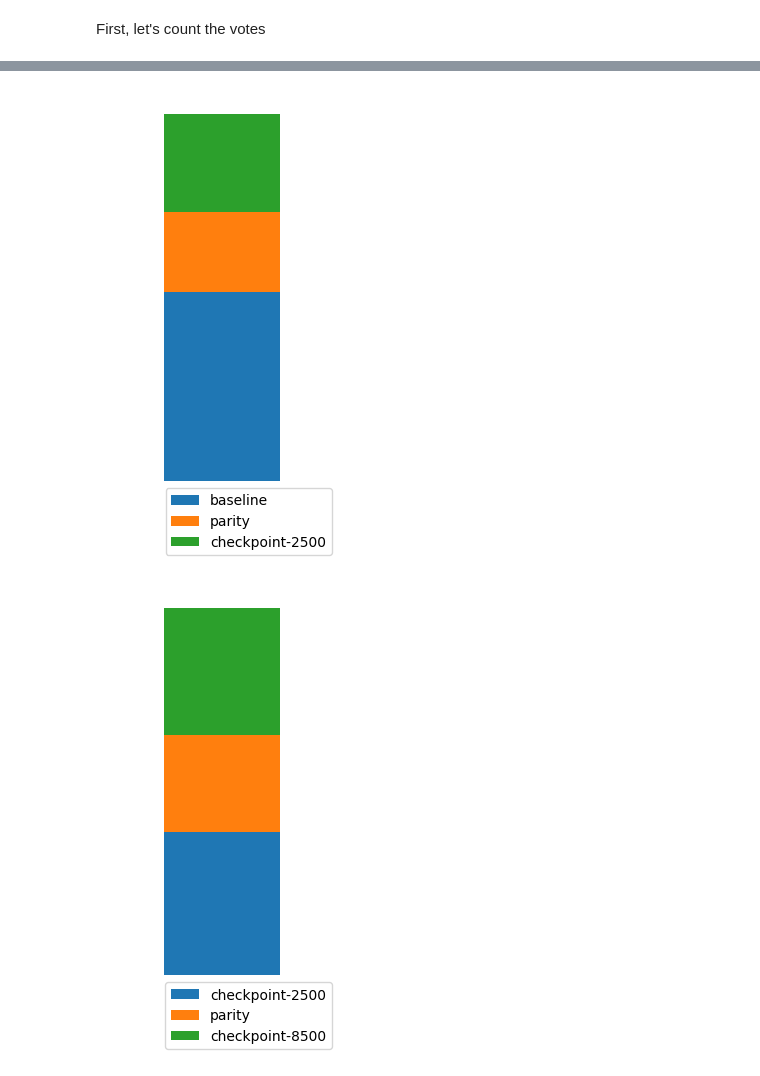
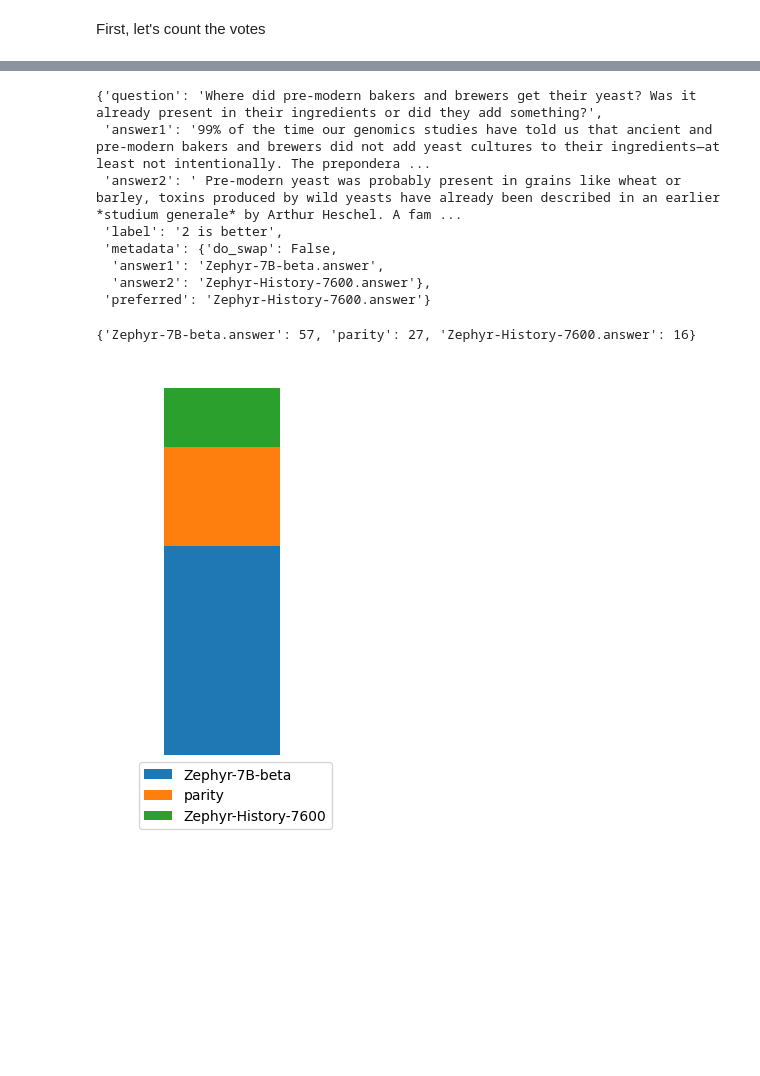
Before and after one commit to aiintelligentsystems/askhistorians-knowledge-filling, a Jupyter notebook: notebooks/model_comparison_askhistorians.ipynb, the cells around one changed output, grey strips where cells are left out. Drawn from its saved outputs; the diff is of its cells as text; code cells hidden in the pictures; blank space fills up the shorter version.

Commit message:
Add model comparison, sheet generation and evaluation

```diff
--- a/notebooks/model_comparison_askhistorians.ipynb
+++ b/notebooks/model_comparison_askhistorians.ipynb
@@ -80,0 +64,7 @@ df
+# %%
+df = pd.DataFrame(dataset)
+df["Reddit"] = df["answers"].apply(lambda x: x[0]["answer_body"])
+df = df[[c for c in df.columns if (c == "question_title" or not c.startswith("question_")) and not c == "graded_output" and not c == "answers"]]
+df.rename(columns={"question_title": "question"}, inplace=True)
+df.columns = [c + ".answer" if c != "question" else c for c in df.columns]
+df
@@ -81,7 +85,7 @@ df
 # %% [markdown]
 #### Textstat and toxicity scores
 # %%
-toxicity_pipe = pipeline("text-classification", model="tomh/toxigen_roberta")
+toxicity_pipe = pipeline("text-classification", model="tomh/toxigen_roberta", device='cuda:0')
 
 
 def mean_std(col, precision=2):
@@ -103,9 +107,6 @@ def run_toxicity_pipe(text):
 metrics_list = []
 for col in df.columns:
 
-    if col == 'question':
-        continue
-
     if not col.endswith('.answer'):
         continue
 
@@ -120,19 +121,18 @@ for col in df.columns:
     # Measure toxicity
     toxicity = df[col].apply(run_toxicity_pipe)
 
+    # Measure answer length
+    answer_length = df[col].apply(len)
+
     # Save metrics
     metrics_list.append({
         'name': name,
         'text_standard [grade]': mean_std(text_standard),
         'reading_time [s]': mean_std(reading_time),
         'toxicity [0-1]': mean_std(toxicity, precision=3),
+        'answer_length [chars]': mean_std(answer_length),
     })
 
     # Print metrics
     print(f'{name}:')
     print('\n'.join([f'  {k}: {v}' for k, v in metrics_list[-1].items()]))
-
-    # Print further info on rewards
-    df[name + '.reward'].hist(bins=20, figsize=(4, 2))
-    plt.title(name + '.reward')
-    plt.show()
@@ -316,15 +316,29 @@ comparisons
+# %%
+comparison_dfs[0].iloc[5].to_dict()
+# %% [output]
+{'question': 'Where did pre-modern bakers and brewers get their yeast? Was it already present in their ingredients or did they add something?',
+ 'answer1': '99% of the time our genomics studies have told us that ancient and pre-modern bakers and brewers did not add yeast cultures to their ingredients—at least not intentionally. The prepondera ...
+ 'answer2': ' Pre-modern yeast was probably present in grains like wheat or barley, toxins produced by wild yeasts have already been described in an earlier *studium generale* by Arthur Heschel. A fam ...
+ 'label': '2 is better',
+ 'metadata': {'do_swap': False,
+  'answer1': 'Zephyr-7B-beta.answer',
+  'answer2': 'Zephyr-History-7600.answer'},
+ 'preferred': 'Zephyr-History-7600.answer'}
 # %%
-for comparison in comparisons:
+counts = pd.concat(comparison_dfs).groupby(['preferred']).count()['question']
+counts = counts.to_dict()
 
-    keys = list(comparison.keys())
-    keys = keys[:1] + ['parity'] + keys[1:2]
+keys = list(counts.keys())
+keys = list(set(keys) - {'parity'})
+keys = keys[:1] + ['parity'] + keys[1:]
+print({k: counts[k] for k in keys})
 
-    pd.DataFrame([
-        {'rating': k.replace('.answer', ''), 'count': comparison[k]} for k in keys
-    ]).set_index('rating').T.plot.bar(stacked=True, figsize=(3, 5), legend=False)
-    plt.axis('off')
-    plt.legend(bbox_to_anchor=(1.0, 0.0))
-    plt.show()
+pd.DataFrame([
+    {'rating': k.replace('.answer', ''), 'count': counts[k]} for k in keys
+]).set_index('rating').T.plot.bar(stacked=True, figsize=(3, 5), legend=False)
+plt.axis('off')
+plt.legend(bbox_to_anchor=(1.0, 0.0))
+plt.show()
 # %% [output]
+{'Zephyr-7B-beta.answer': 57, 'parity': 27, 'Zephyr-History-7600.answer': 16}
-[figure, old version]
+[figure, new version]
-[figure, removed]
```
Also changed, not shown: parts of 17 cells of this notebook, 5 other files.
